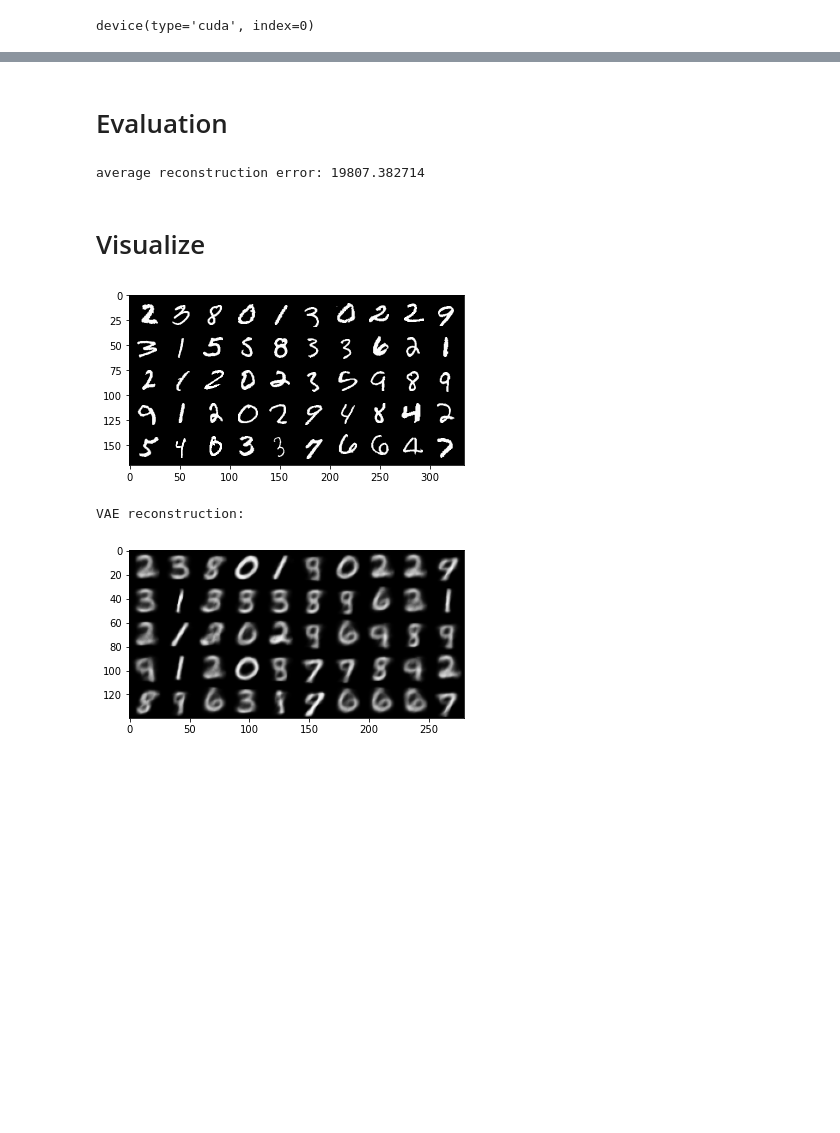
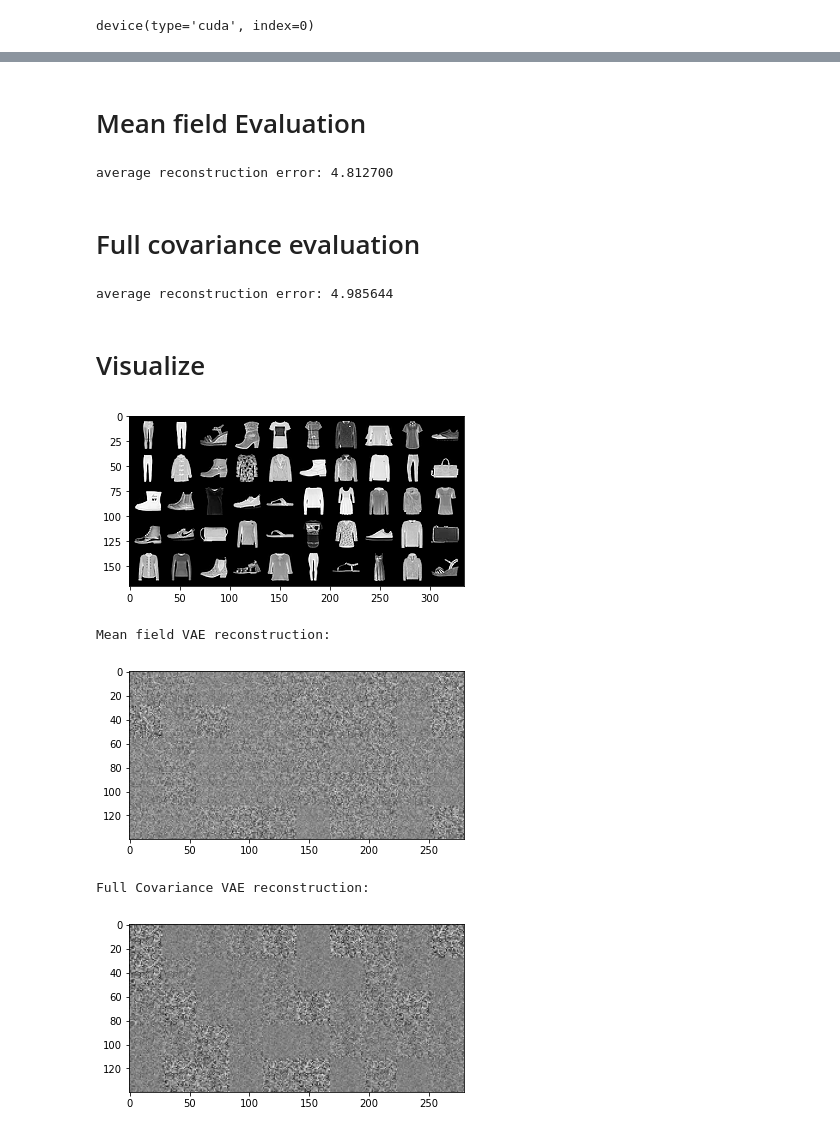
Before and after one commit to JvPost/PDL, a Jupyter notebook: Notebooks/VAE_Marco.ipynb, the cells around one changed output, grey strips where cells are left out. Saved outputs shown, nothing was run; the diff lists cells and outputs as text; code cells hidden in the pictures; blank space fills up the shorter version.

```diff
--- a/Notebooks/VAE_Marco.ipynb
+++ b/Notebooks/VAE_Marco.ipynb
@@ -29,10 +30,10 @@ img_transform = transforms.Compose([
     transforms.ToTensor()
 ])
 
-train_dataset = MNIST(root='./data/MNIST', download=True, train=True, transform=img_transform)
+train_dataset = FashionMNIST(root='./data/MNIST', download=True, train=True, transform=img_transform)
 train_dataloader = DataLoader(train_dataset, batch_size=batch_size, shuffle=True)
 
-test_dataset = MNIST(root='./data/MNIST', download=True, train=False, transform=img_transform)
+test_dataset = FashionMNIST(root='./data/MNIST', download=True, train=False, transform=img_transform)
 test_dataloader = DataLoader(test_dataset, batch_size=batch_size, shuffle=True)
 # %%
 device = torch.device("cuda:0" if use_gpu and torch.cuda.is_available() else "cpu")
@@ -146,21 +271,21 @@ plt.show()
 # %% [markdown]
-# Evaluation
+# Mean field Evaluation
 # %%
 # set to evaluation mode
-vae.eval()
+mf_vae.eval()
 
 test_loss_avg, num_batches = 0, 0
 for image_batch, _ in test_dataloader:
 
     with torch.no_grad():
 
-        image_batch = image_batch.to(device)
+        image_batch = image_batch.squeeze().to(device)
 
         # vae reconstruction
-        image_batch_recon, latent_mu, latent_logvar = vae(image_batch)
+        image_batch_recon, latent_mu, latent_logvar = mf_vae(image_batch)
 
         # reconstruction error
-        loss = vae_loss(image_batch_recon, image_batch, latent_mu, latent_logvar)
+        loss = mf_vae.loss(image_batch_recon, image_batch)
 
         test_loss_avg += loss.item()
         num_batches += 1
@@ -168,7 +293,33 @@ for image_batch, _ in test_dataloader:
 test_loss_avg /= num_batches
 print('average reconstruction error: %f' % (test_loss_avg))
 # %% [output]
-average reconstruction error: 19807.382714
+average reconstruction error: 4.812700
+# %% [markdown]
+# Full covariance evaluation
+# %%
+# set to evaluation mode
+cov_vae.eval()
+
+test_loss_avg, num_batches = 0, 0
+for image_batch, _ in test_dataloader:
+
+    with torch.no_grad():
+
+        image_batch = image_batch.squeeze().to(device)
+
+        # vae reconstruction
+        image_batch_recon, latent_mu, latent_logvar = cov_vae(image_batch)
+
+        # reconstruction error
+        loss = cov_vae.loss(image_batch_recon, image_batch)
+
+        test_loss_avg += loss.item()
+        num_batches += 1
+
+test_loss_avg /= num_batches
+print('average reconstruction error: %f' % (test_loss_avg))
+# %% [output]
+average reconstruction error: 4.985644
 # %% [markdown]
 # Visualize
 # %%
@@ -176,7 +327,8 @@ plt.ion()
 
 import torchvision.utils
 
-vae.eval()
+mf_vae.eval()
+cov_vae.eval()
 
 # This function takes as an input the images to reconstruct
 # and the name of the model with which the reconstructions
@@ -196,35 +348,40 @@ def to_img(x):
     return x
 
 def show_image(img):
     img = to_img(img)
     npimg = img.numpy()
     plt.imshow(np.transpose(npimg, (1, 2, 0)))
 
 def visualise_output(images, model):
 
     with torch.no_grad():
 
         images = images.to(device)
         images, _, _ = model(images)
         images = images.cpu()
         images = to_img(images)
 
         np_imagegrid = gallery( torchvision.utils.make_grid(images[1:51], 10, 5).numpy())
         plt.imshow(np_imagegrid, cmap="gray")
         plt.show()
 
 images, labels = iter(test_dataloader).next()
 
 # First visualise the original images
 imgs = torchvision.utils.make_grid(images[1:51],10,5)
 show_image(imgs)
 plt.show()
 
 
 # Reconstruct and visualise the images using the vae
-print('VAE reconstruction:')
-visualise_output(images, vae)
+print('Mean field VAE reconstruction:')
+visualise_output(images, mf_vae)
+
+print('Full Covariance VAE reconstruction:')
+visualise_output(images, cov_vae)
 # %% [output]
-[figure, old version]
+[figure, new version]
-VAE reconstruction:
+Mean field VAE reconstruction:
-[figure, old version]
+[figure, new version]
+Full Covariance VAE reconstruction:
+[figure, added]
```
Also changed, not shown: parts of 11 cells of this notebook, 6 other files.
